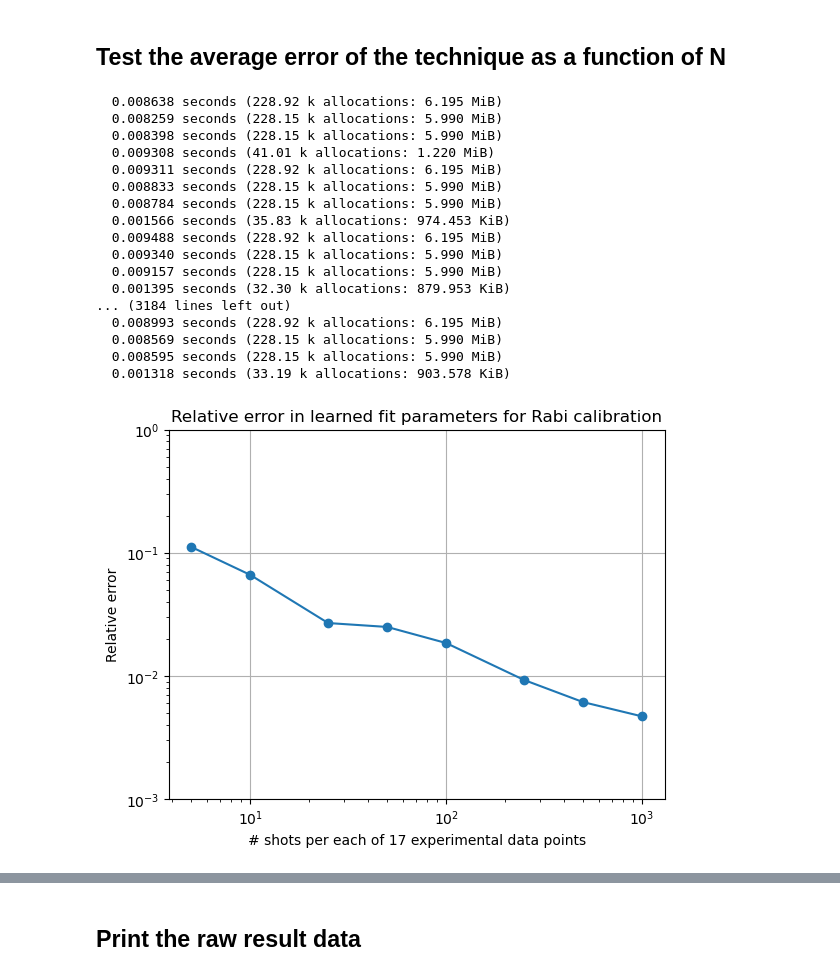
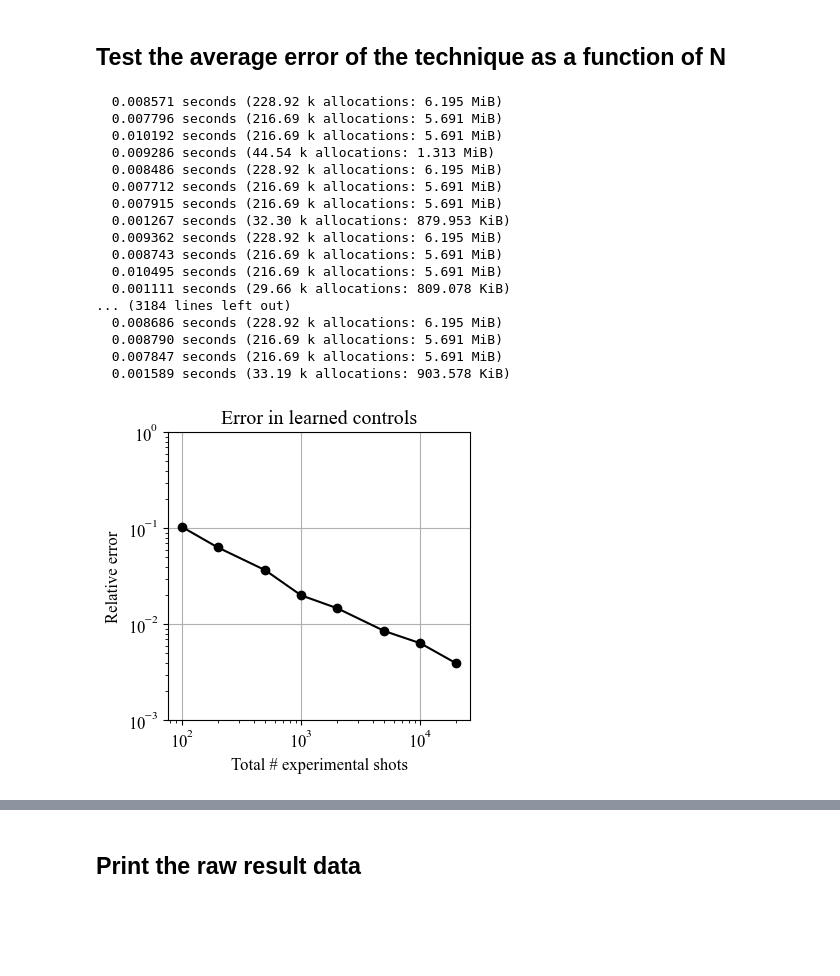
Before and after one commit to HaeffnerLab/hamiltonian-learning, a Jupyter notebook: Rabi_Calibration_Prototype.ipynb, the cells around one changed output, grey strips where cells are left out. Drawn from its saved outputs; the diff is of its cells as text; code cells hidden in the pictures; blank space fills up the shorter version.

```diff
--- a/Rabi_Calibration_Prototype.ipynb
+++ b/Rabi_Calibration_Prototype.ipynb
@@ -3,40 +12,13 @@
 # %%
 include("rabi_calibration.jl")
-import PyPlot
-const plt = PyPlot;
 
 detuning = 100e3
 pi_time = 5
 initial_guess = [0.7, 0.3]
-tspan_ideal = 0:0.1:40
+tspan_ideal = 0.0:0.1:40
 
 N = 25
-tspan_experiment = 0:2.5:40
+tspan_experiment = 0:2:38
 
 res = rabi_calibration(detuning, pi_time, initial_guess, N, tspan_ideal, tspan_experiment)
-
-ideal = res["ideal_curve"]
-ideal_fit_params = res["ideal_fit_params"]
-experimental = res["experimental_data"]
-learned = res["learned_curve"]
-learned_fit_params = res["learned_fit_params"]
-
-mean_error = mean(abs.(ideal_fit_params - learned_fit_params))
-relative_error = mean_error / mean(ideal_fit_params)
-
-plt.figure()
-plt.plot(tspan_ideal, ideal, "-", label="ideal")
-plt.scatter(tspan_experiment, experimental, label="exp data (N=$(N))", s=16)
-plt.plot(tspan_ideal, learned, "--", label="learned model")
-
-println("ideal fit parameters θ₁=$(round(ideal_fit_params[1]; digits=4)), θ₂=$(round(ideal_fit_params[2]; digits=4))")
-println("learned fit parameters θ₁=$(round(learned_fit_params[1]; digits=4)), θ₂=$(round(learned_fit_params[2]; digits=4))")
-println("fit parameters relative error=$(round(relative_error; digits=4))")
-
-plt.title("Hamiltonian learning for Rabi calibration")
-plt.xlim(tspan_ideal[1], tspan_ideal[end])
-plt.ylim(0, 1)
-plt.xlabel("Time (μs)")
-plt.ylabel("Excitation probability")
-plt.legend();
 # %% [output]
@@ -65,7 +83,7 @@ for n_shots in n_shots_list
         actual_pi_time = 5
         initial_guess = [0.7, 0.3]
         tspan_ideal = 0:0.1:40
-        tspan_experiment = 0:2.5:40
+        tspan_experiment = 0:2:38
         res = rabi_calibration(actual_detuning, actual_pi_time, initial_guess, n_shots, tspan_ideal, tspan_experiment)
 
         ideal = res["ideal_curve"]
@@ -87,44 +105,48 @@ for n_shots in n_shots_list
     end
 end
 # %% [output]
-  0.008638 seconds (228.92 k allocations: 6.195 MiB)
-  0.008259 seconds (228.15 k allocations: 5.990 MiB)
-  0.008398 seconds (228.15 k allocations: 5.990 MiB)
-  0.009308 seconds (41.01 k allocations: 1.220 MiB)
-  0.009311 seconds (228.92 k allocations: 6.195 MiB)
-  0.008833 seconds (228.15 k allocations: 5.990 MiB)
-  0.008784 seconds (228.15 k allocations: 5.990 MiB)
-  0.001566 seconds (35.83 k allocations: 974.453 KiB)
-  0.009488 seconds (228.92 k allocations: 6.195 MiB)
-  0.009340 seconds (228.15 k allocations: 5.990 MiB)
-  0.009157 seconds (228.15 k allocations: 5.990 MiB)
-  0.001395 seconds (32.30 k allocations: 879.953 KiB)
+  0.008571 seconds (228.92 k allocations: 6.195 MiB)
+  0.007796 seconds (216.69 k allocations: 5.691 MiB)
+  0.010192 seconds (216.69 k allocations: 5.691 MiB)
+  0.009286 seconds (44.54 k allocations: 1.313 MiB)
+  0.008486 seconds (228.92 k allocations: 6.195 MiB)
+  0.007712 seconds (216.69 k allocations: 5.691 MiB)
+  0.007915 seconds (216.69 k allocations: 5.691 MiB)
+  0.001267 seconds (32.30 k allocations: 879.953 KiB)
+  0.009362 seconds (228.92 k allocations: 6.195 MiB)
+  0.008743 seconds (216.69 k allocations: 5.691 MiB)
+  0.010495 seconds (216.69 k allocations: 5.691 MiB)
+  0.001111 seconds (29.66 k allocations: 809.078 KiB)
 ... (3184 lines left out)
-  0.008993 seconds (228.92 k allocations: 6.195 MiB)
-  0.008569 seconds (228.15 k allocations: 5.990 MiB)
-  0.008595 seconds (228.15 k allocations: 5.990 MiB)
-  0.001318 seconds (33.19 k allocations: 903.578 KiB)
+  0.008686 seconds (228.92 k allocations: 6.195 MiB)
+  0.008790 seconds (216.69 k allocations: 5.691 MiB)
+  0.007847 seconds (216.69 k allocations: 5.691 MiB)
+  0.001589 seconds (33.19 k allocations: 903.578 KiB)
 # %%
 import PyPlot
 const plt = PyPlot;
+
+total_n_shots = [n_shots * length(tspan_experiment) for n_shots in n_shots_list]
 
 relative_error_means = []
 for n_shots in n_shots_list
     push!(relative_error_means, mean(relative_error_results[n_shots]))
 end
 
-plt.figure()
-plt.plot(n_shots_list, relative_error_means, "-", marker="o")
+plt.figure(figsize=(4,4))
+plt.plot(total_n_shots, relative_error_means, "-", marker="o", color="black")
 
-plt.title("Relative error in learned fit parameters for Rabi calibration")
+plt.title("Error in learned controls")
 plt.ylim(1e-3, 1)
 plt.xscale("log")
 plt.yscale("log")
-plt.xlabel("# shots per each of $(length(tspan_experiment)) experimental data points")
+plt.xlabel("Total # experimental shots")
 plt.ylabel("Relative error")
 plt.grid();
+plt.tight_layout();
+plt.savefig("control_learning_rabi_relative_error.pdf", bbox_inches="tight")
 # %% [output]
-[figure, old version]
+[figure, new version]
 # %%
 import PyPlot
 const plt = PyPlot;
```
Also changed, not shown: parts of 6 cells of this notebook, 8 other files.
